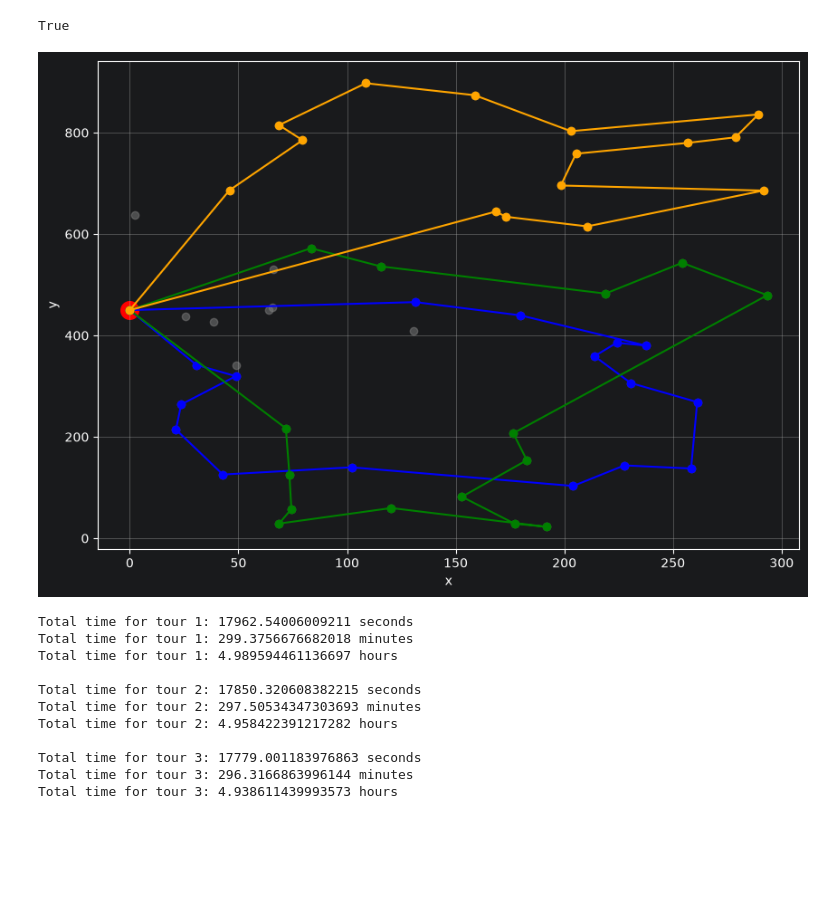
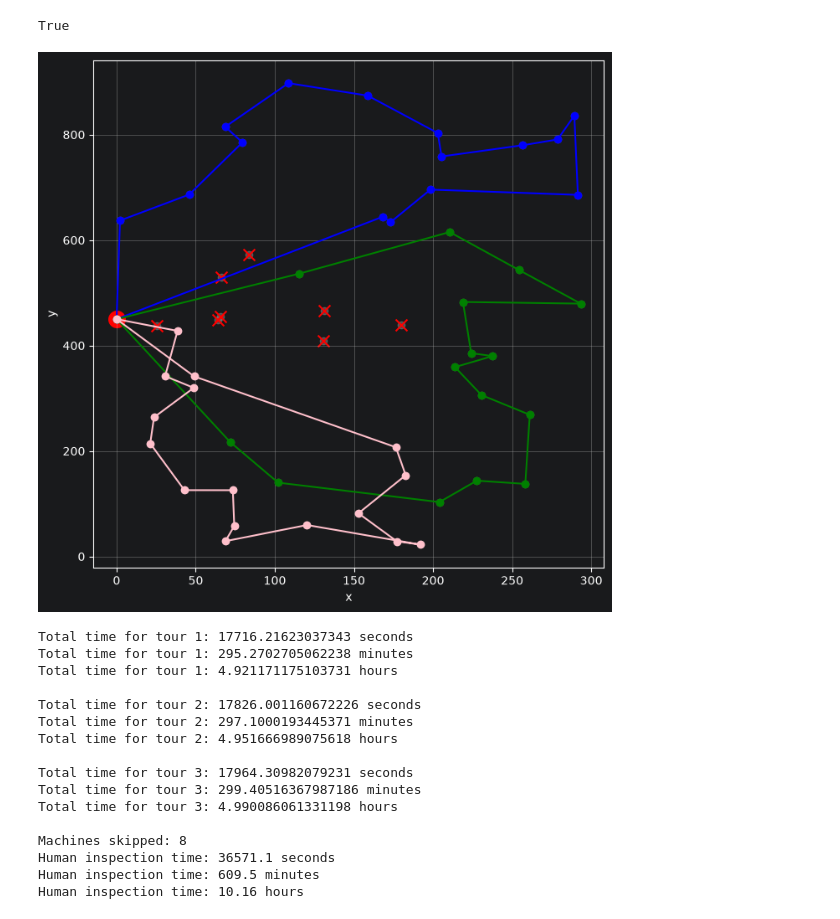
Before and after one commit to gungurbuz/ids-challenge-1, a Jupyter notebook: submission_tp01_optimization.ipynb, the cells around one changed output. Cells and saved outputs as stored; diff of their text form; code cells hidden in the pictures; blank space fills up the shorter version.

Commit message:
changed the penalty and added comments

```diff
--- a/submission_tp01_optimization.ipynb
+++ b/submission_tp01_optimization.ipynb
@@ -31,11 +39,17 @@ depot = 0
 # %%
 penalty = np.zeros(n)
+#the penalty is basically how much it costs to skip a machine
+#it is a list because the penalty is always equal to the time it takes to go from the depot to the machine and back
+#like so:
+# depot -> machine -> depot
+#that's why it can be a list and not a matrix, because the start and end is the same
 
 for i in range(n):
     if i == depot:
         continue
-    penalty[i] = time_matrix[depot][i] + time_matrix[i][depot]
+    penalty[i] = 2 * (time_matrix[depot][i] + time_matrix[i][depot])
+    #I added the times 2 just to see how it works
 
-np.savetxt("data/penalty.csv", penalty, delimiter=", ")
+np.savetxt("data/penalty.csv", penalty, delimiter=", ") #debug
 # %%
 manager = pywrapcp.RoutingIndexManager(n, 3, depot)
@@ -67,58 +81,76 @@ for node in range(n):
         int(penalty[node])
     )
 # %%
-search_parameters = pywrapcp.DefaultRoutingSearchParameters()
-search_parameters.first_solution_strategy = routing_enums_pb2.FirstSolutionStrategy.PATH_CHEAPEST_ARC
+search_parameters = pywrapcp.DefaultRoutingSearchParameters() #create the search parameters
+search_parameters.first_solution_strategy = routing_enums_pb2.FirstSolutionStrategy.PATH_CHEAPEST_ARC #solution strategy
 search_parameters.local_search_metaheuristic = routing_enums_pb2.LocalSearchMetaheuristic.GUIDED_LOCAL_SEARCH
-search_parameters.time_limit.seconds = 360
+search_parameters.time_limit.seconds = 30 #time limit for solving
 
 assignment = routing.SolveWithParameters(search_parameters)
 # %%
 routes = []
-
-for v in range(3):
-    index = routing.Start(v)
+visited = set()
+for vehicle in range(3):
+    index = routing.Start(vehicle)
     route = []
 
     while not routing.IsEnd(index):
         node = manager.IndexToNode(index)
         route.append(node)
+        visited.add(node)
         index = assignment.Value(routing.NextVar(index))
 
     route.append(depot)
     routes.append(route)
+visited.add(depot)
+all_nodes = set(range(n))
+skipped = all_nodes - visited
+human_time = 0
+for node in skipped:
+    human_time+=penalty[node]
 # %%
-plt.figure(figsize=(10, 7))
+plt.figure(figsize=(20, 20, "cm"))
+
+
 
 plt.scatter(
     coords["x"],
     coords["y"],
     c="gray",
     alpha=0.5,
     label="machines"
 )
 
 plt.scatter(
     coords.loc[0, "x"],
     coords.loc[0, "y"],
     c="red",
     s=200,
     label="depot"
 )
 
-colors = ["blue", "green", "orange"]
+plt.scatter(
+    coords.loc[list(skipped), "x"],
+    coords.loc[list(skipped), "y"],
+    color="red",
+    marker="x",
+    s=100,
+    label="Skipped"
+)
+
+colors = ["blue", "green", "pink"]
 
 for r_idx, route in enumerate(routes):
     xs = [coords.loc[i, "x"] for i in route]
     ys = [coords.loc[i, "y"] for i in route]
     plt.plot(xs, ys, marker="o", color=colors[r_idx])
 
 plt.xlabel("x")
 plt.ylabel("y")
 plt.grid(True)
 plt.show()
 # %% [output]
-[figure, old version]
+[figure, new version]
 # %%
 def calc_total_tour_time(sequ, matrix):
     total_time = 0
@@ -138,15 +170,25 @@ for i in routes:
     print(f"Total time for tour {count}: {tour_time_sec/3600} hours")
     print()
     count+=1
+
+print(f"Machines skipped: {len(skipped)}")
+print(f"Human inspection time: {human_time:.1f} seconds")
+print(f"Human inspection time: {human_time/60:.1f} minutes")
+print(f"Human inspection time: {human_time/3600:.2f} hours")
 # %% [output]
-Total time for tour 1: 17962.54006009211 seconds
-Total time for tour 1: 299.3756676682018 minutes
-Total time for tour 1: 4.989594461136697 hours
+Total time for tour 1: 17716.21623037343 seconds
+Total time for tour 1: 295.2702705062238 minutes
+Total time for tour 1: 4.921171175103731 hours
 
-Total time for tour 2: 17850.320608382215 seconds
-Total time for tour 2: 297.50534347303693 minutes
-Total time for tour 2: 4.958422391217282 hours
+Total time for tour 2: 17826.001160672226 seconds
+Total time for tour 2: 297.1000193445371 minutes
+Total time for tour 2: 4.951666989075618 hours
 
-Total time for tour 3: 17779.001183976863 seconds
-Total time for tour 3: 296.3166863996144 minutes
-Total time for tour 3: 4.938611439993573 hours
+Total time for tour 3: 17964.30982079231 seconds
+Total time for tour 3: 299.40516367987186 minutes
+Total time for tour 3: 4.990086061331198 hours
+
+Machines skipped: 8
+Human inspection time: 36571.1 seconds
+Human inspection time: 609.5 minutes
+Human inspection time: 10.16 hours
```
Also changed, not shown: parts of 11 cells of this notebook, 1 other file.
